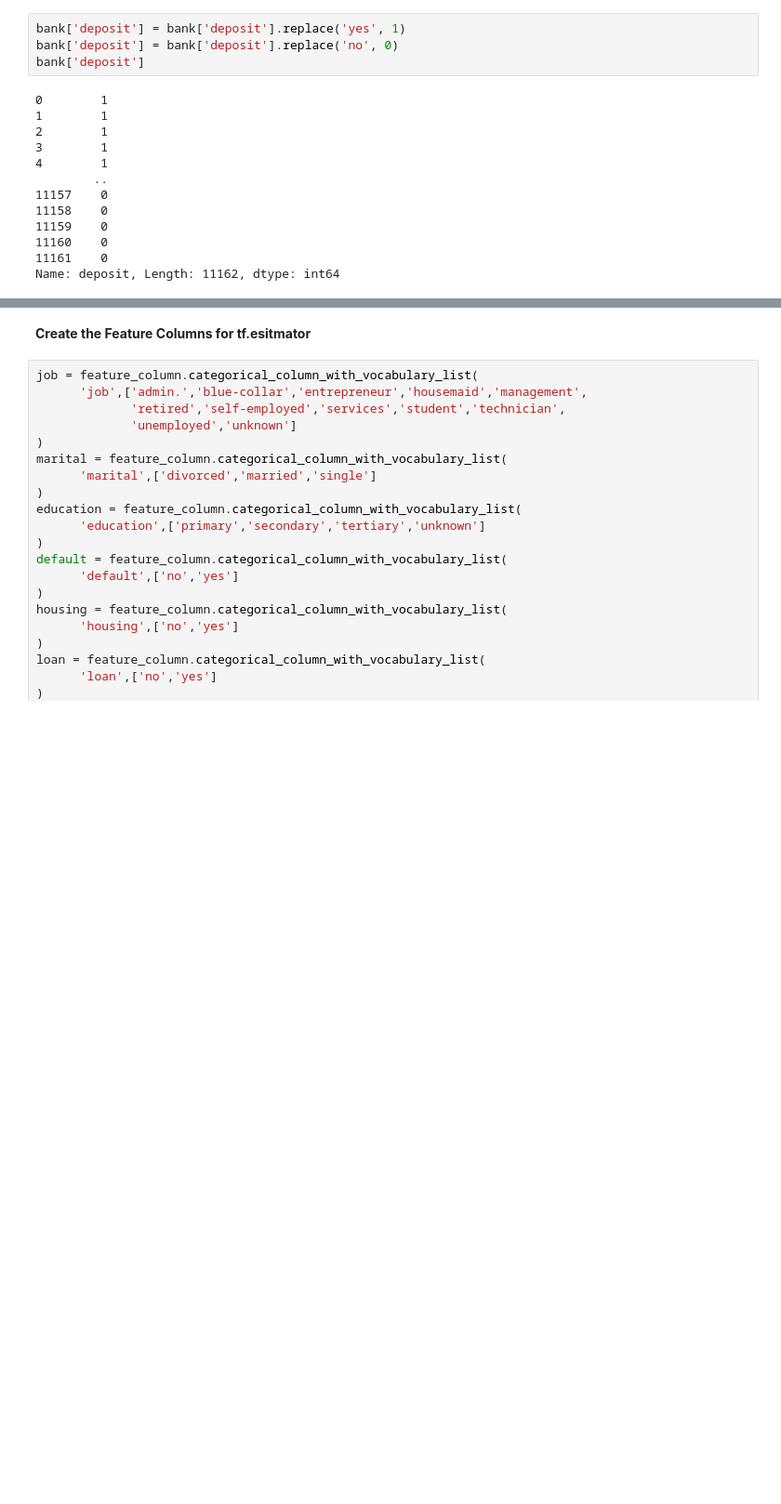
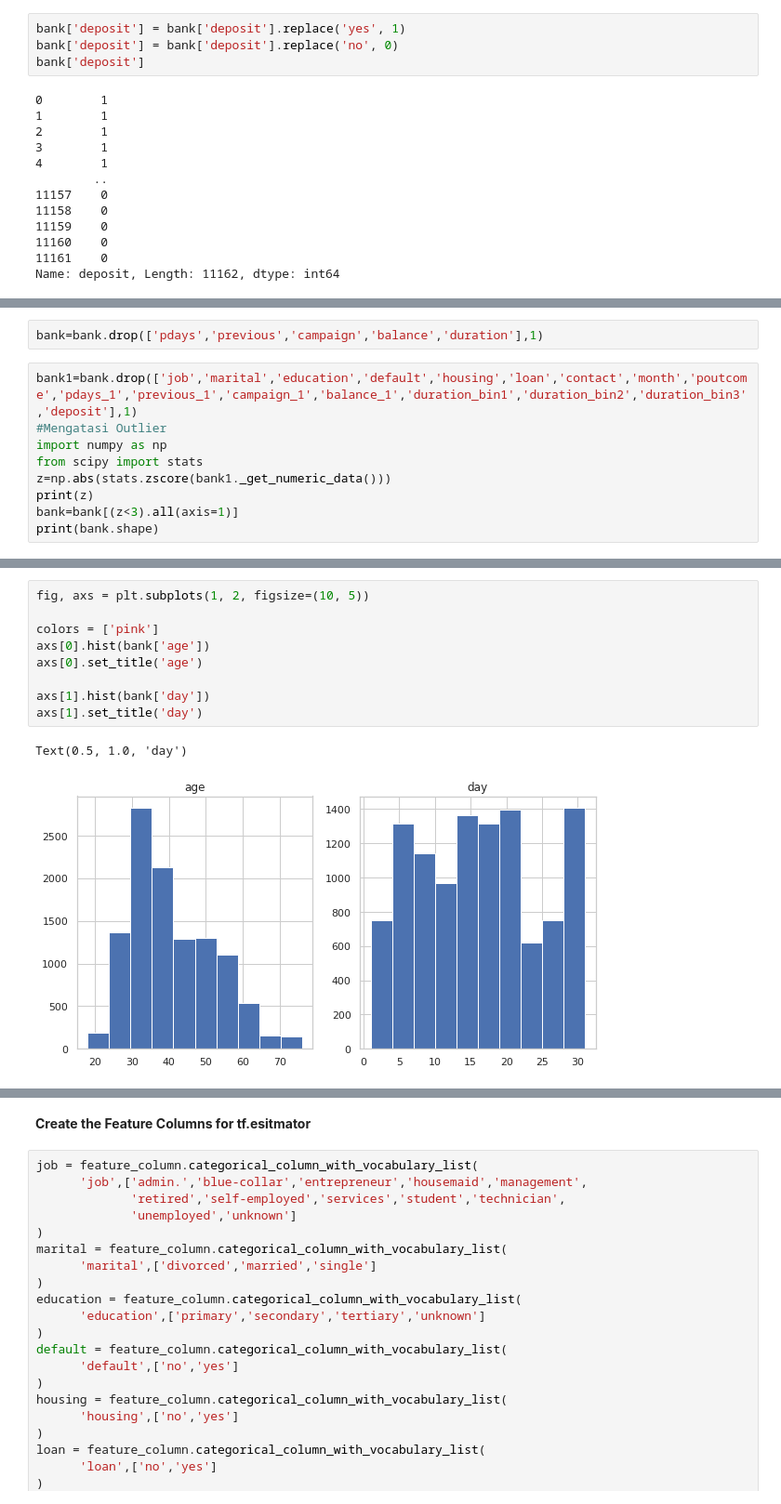
Before and after one commit to putricinto/Machine-Learning-Project---MLCC, a Jupyter notebook: Exercise1_Bank_Classification.ipynb, the cells around one changed output, grey strips where cells are left out. Shown at 93% size. Cells and saved outputs as stored; diff of their text form; blank space fills up the shorter version.

```diff
--- a/Exercise1_Bank_Classification.ipynb
+++ b/Exercise1_Bank_Classification.ipynb
@@ -50,0 +205,11 @@ Name: deposit, Length: 11162, dtype: int64
+# %%
+bank=bank.drop(['pdays','previous','campaign','balance','duration'],1)
+# %%
+bank1=bank.drop(['job','marital','education','default','housing','loan','contact','month','poutcome','pdays_1','previous_1','campaign_1','balance_1','duration_bin1','duration_bin2','duration_bin3','deposit'],1)
+#Mengatasi Outlier
+import numpy as np
+from scipy import stats
+z=np.abs(stats.zscore(bank1._get_numeric_data()))
+print(z)
+bank=bank[(z<3).all(axis=1)]
+print(bank.shape)
@@ -50,0 +247,12 @@ Name: deposit, Length: 11162, dtype: int64
+# %%
+fig, axs = plt.subplots(1, 2, figsize=(10, 5))
+
+colors = ['pink']
+axs[0].hist(bank['age'])
+axs[0].set_title('age')
+
+axs[1].hist(bank['day'])
+axs[1].set_title('day')
+# %% [output]
+Text(0.5, 1.0, 'day')
+[figure, added]
```
Also changed, not shown: parts of 13 cells of this notebook.
